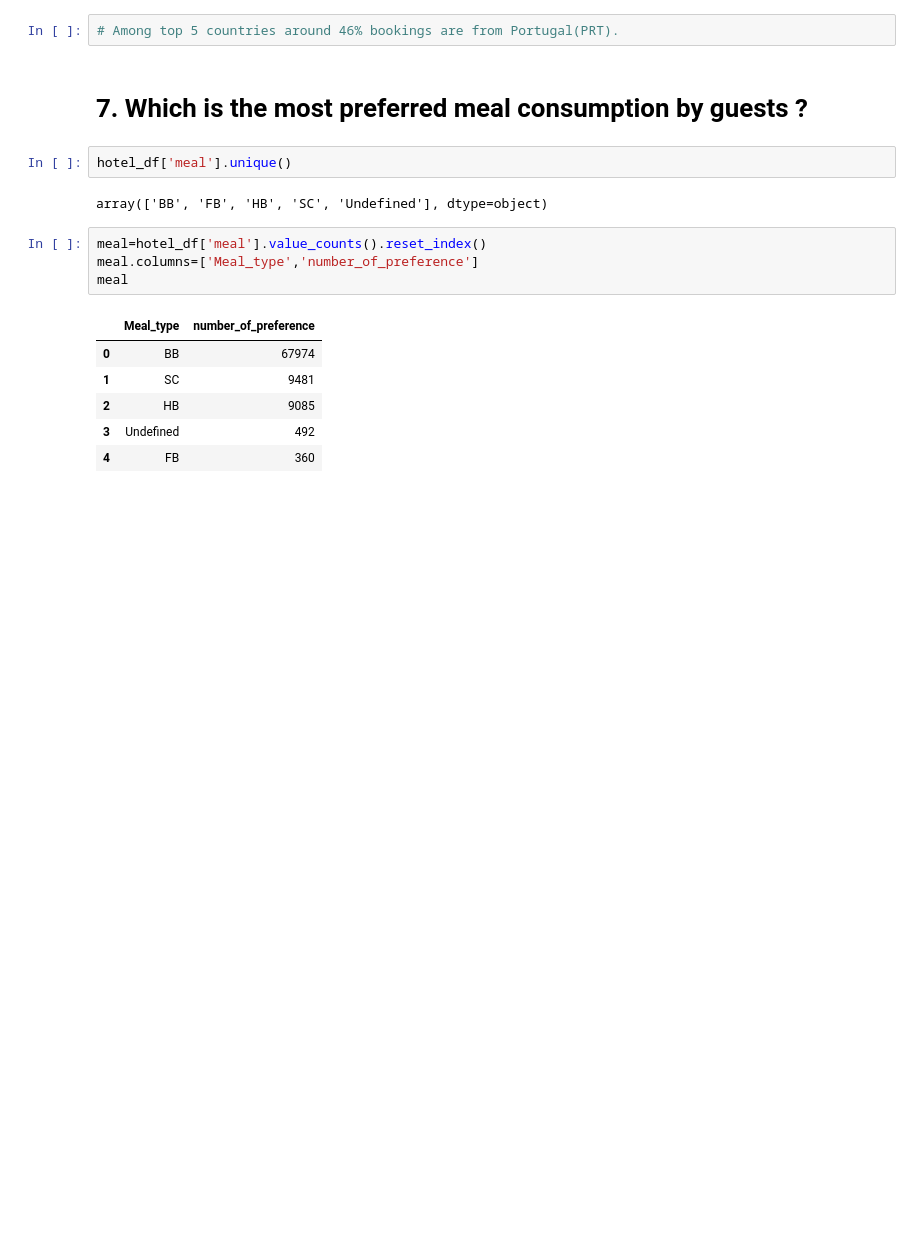
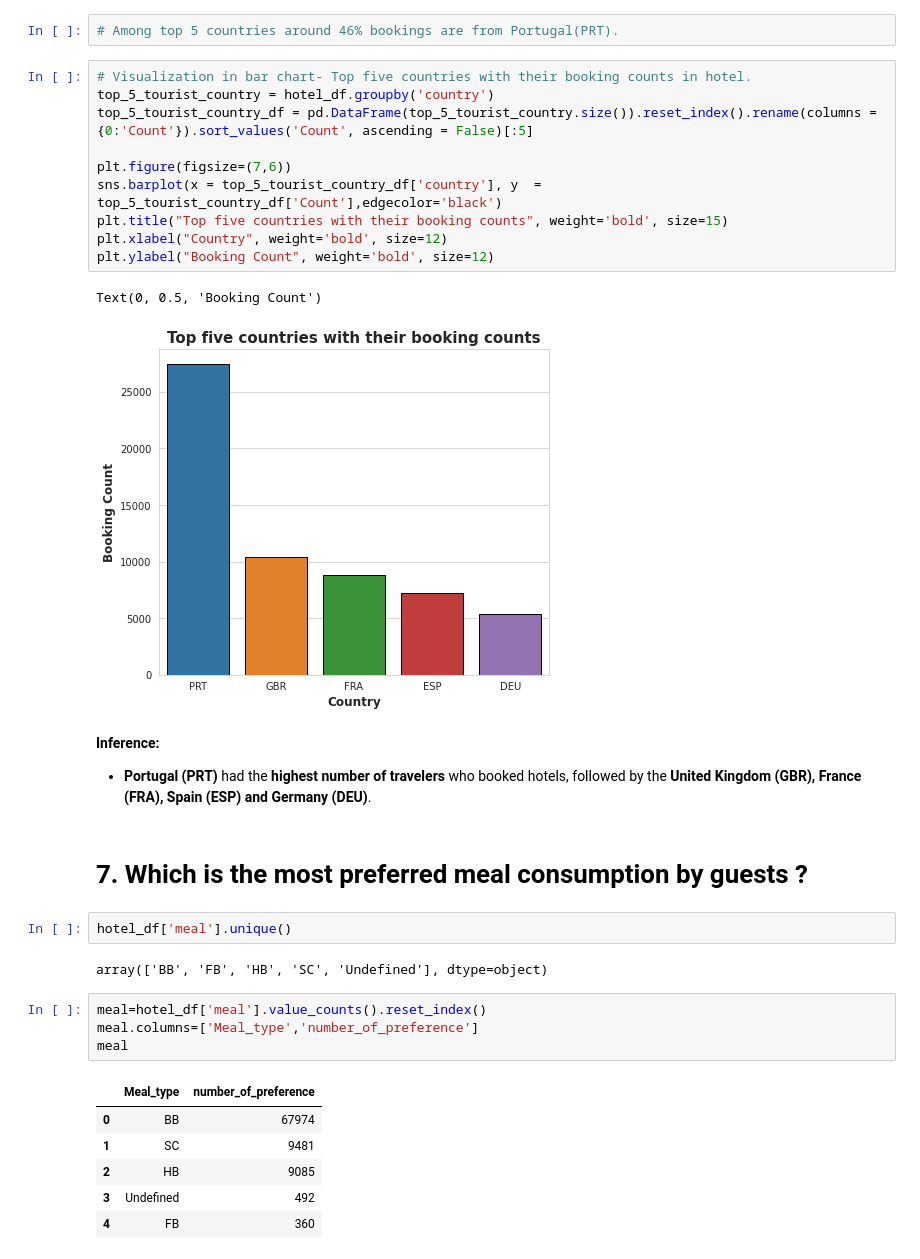
Before and after one commit to shrikantkute/EDA-Hotel-Booking, a Jupyter notebook: Hotel_Booking_EDA.ipynb, the cells around one changed output. Saved outputs shown, nothing was run; the diff lists cells and outputs as text; blank space fills up the shorter version.

```diff
--- a/Hotel_Booking_EDA.ipynb
+++ b/Hotel_Booking_EDA.ipynb
@@ -826,5 +842,21 @@ Inference:
 # %%
 # Among top 5 countries around 46% bookings are from Portugal(PRT).
+# %%
+# Visualization in bar chart- Top five countries with their booking counts in hotel.
+top_5_tourist_country = hotel_df.groupby('country')
+top_5_tourist_country_df = pd.DataFrame(top_5_tourist_country.size()).reset_index().rename(columns = {0:'Count'}).sort_values('Count', ascending = False)[:5]
+
+plt.figure(figsize=(7,6))
+sns.barplot(x = top_5_tourist_country_df['country'], y  = top_5_tourist_country_df['Count'],edgecolor='black')
+plt.title("Top five countries with their booking counts", weight='bold', size=15)
+plt.xlabel("Country", weight='bold', size=12)
+plt.ylabel("Booking Count", weight='bold', size=12)
+# %% [output]
+Text(0, 0.5, 'Booking Count')
+[figure, added]
+# %% [markdown]
+**Inference:**
+*  **Portugal (PRT)** had the **highest number of travelers** who booked hotels, followed by the **United Kingdom (GBR), France (FRA), Spain (ESP) and Germany (DEU)**.
 # %% [markdown]
 # 7. Which is the most preferred meal consumption by guests ?
 # %%
```
Also changed, not shown: parts of 34 cells of this notebook.
